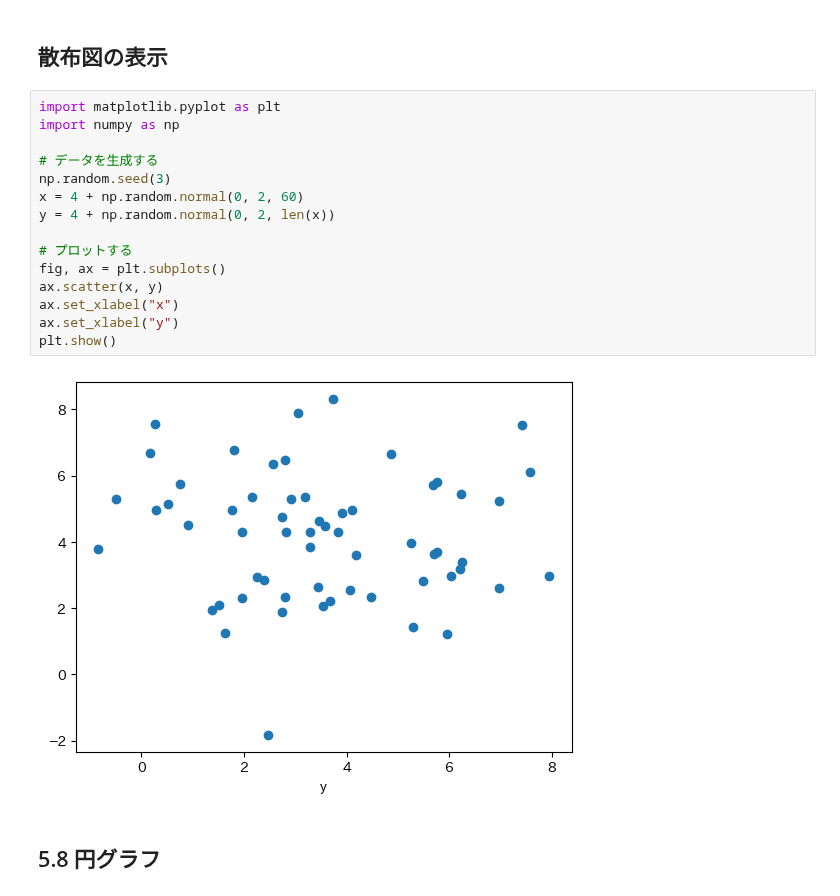
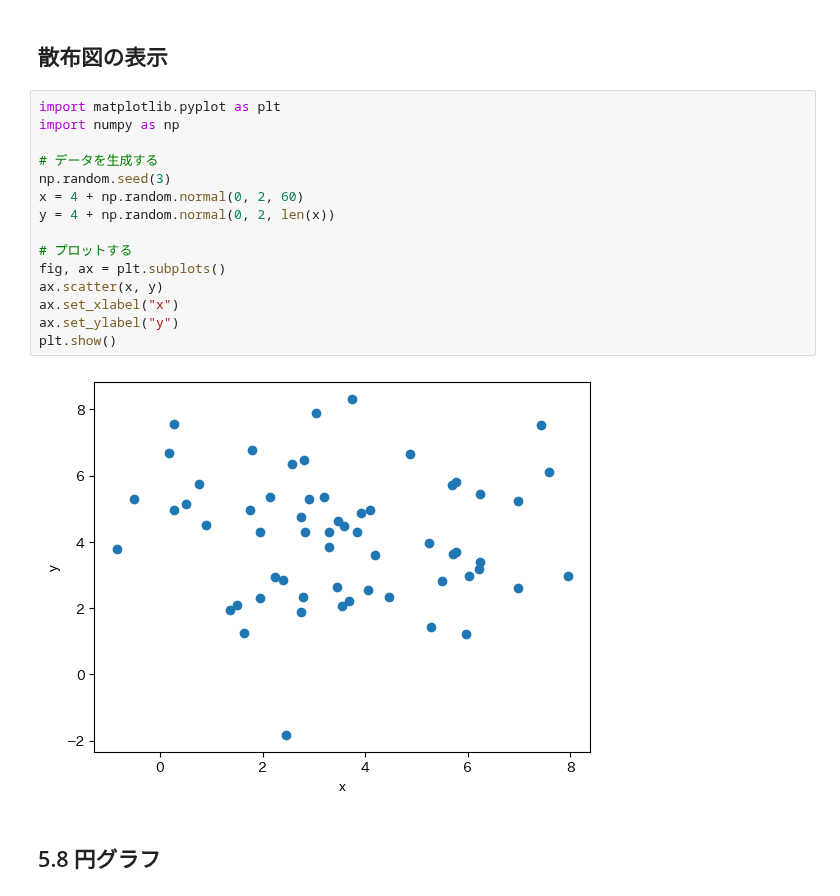
Before and after one commit to takashisuo/learning, a Jupyter notebook: samurai/ds_cource/13_machine_learning/機械学習でデータ分析しよう_4-5.ipynb, the cells around one changed output. Cells and saved outputs as stored; diff of their text form.

```diff
--- a/samurai/ds_cource/13_machine_learning/機械学習でデータ分析しよう_4-5.ipynb
+++ b/samurai/ds_cource/13_machine_learning/機械学習でデータ分析しよう_4-5.ipynb
@@ -299,20 +297,20 @@ Requirement already satisfied: six>=1.5 in /usr/local/lib/python3.10/dist-packag
 # %%
 import matplotlib.pyplot as plt
 import numpy as np
 
 # データを生成する
 np.random.seed(3)
 x = 4 + np.random.normal(0, 2, 60)
 y = 4 + np.random.normal(0, 2, len(x))
 
 # プロットする
 fig, ax = plt.subplots()
 ax.scatter(x, y)
 ax.set_xlabel("x")
-ax.set_xlabel("y")
+ax.set_ylabel("y")
 plt.show()
 # %% [output]
-[figure, old version]
+[figure, new version]
 # %% [markdown]
 ## 5.8 円グラフ
 # %%
```
Also changed, not shown: parts of 13 cells of this notebook, 8 other files.
